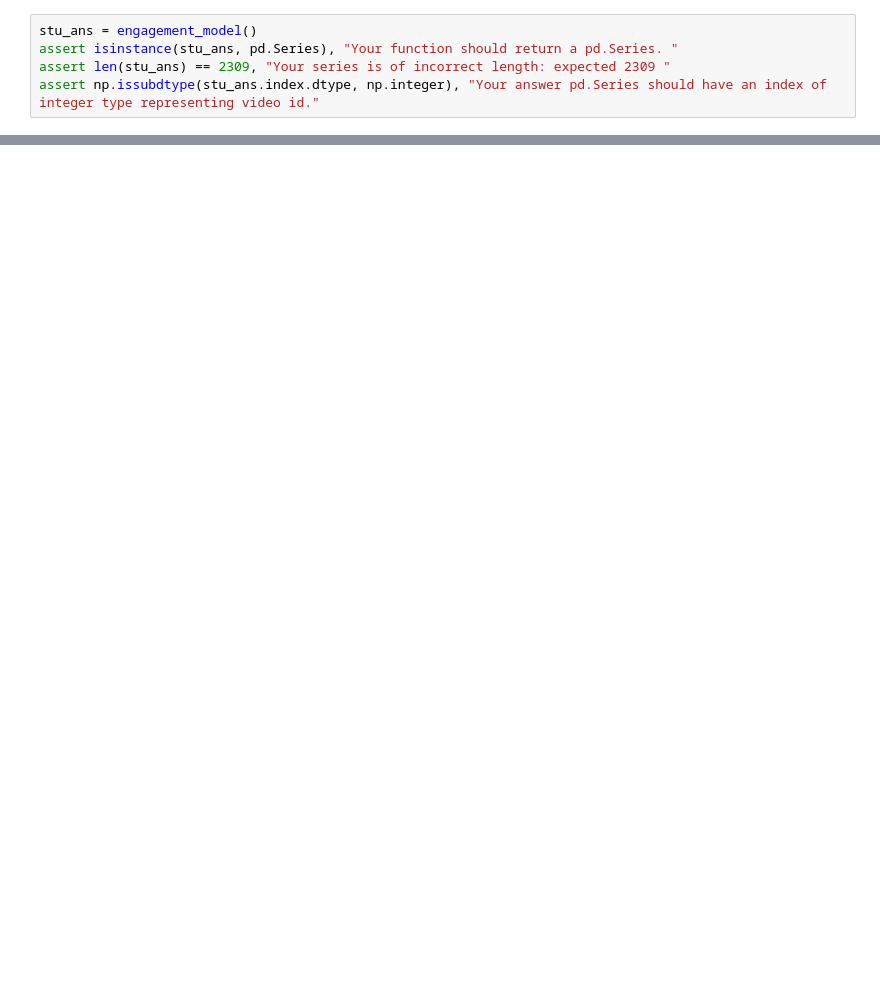
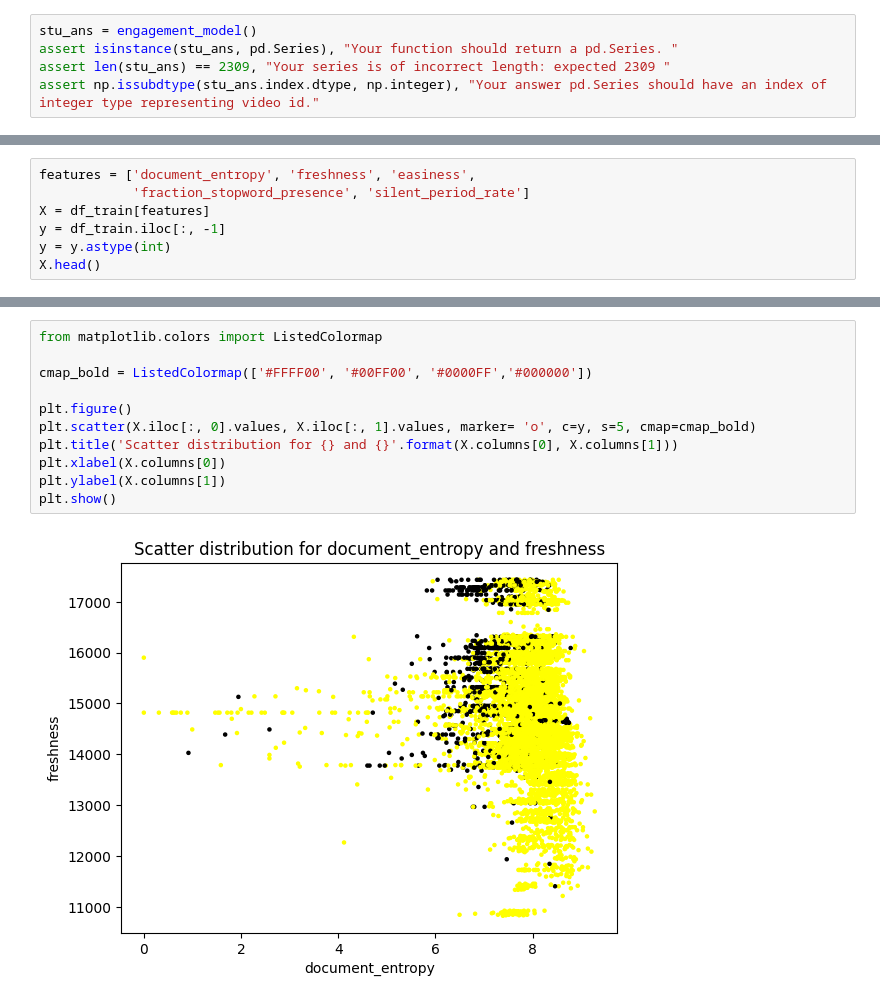
Before and after one commit to jpradas1/Applied_Machine-Learning_Python, a Jupyter notebook: Week_4/Assignment_4.ipynb, the cells around one changed output, grey strips where cells are left out. Cells and saved outputs as stored; diff of their text form; blank space fills up the shorter version.

```diff
--- a/Week_4/Assignment_4.ipynb
+++ b/Week_4/Assignment_4.ipynb
@@ -124,0 +245,7 @@ assert np.issubdtype(stu_ans.index.dtype, np.integer), "Your answer pd.Series sh
+# %%
+features = ['document_entropy', 'freshness', 'easiness',
+            'fraction_stopword_presence', 'silent_period_rate']
+X = df_train[features]
+y = df_train.iloc[:, -1]
+y = y.astype(int)
+X.head()
@@ -124,0 +271,13 @@ assert np.issubdtype(stu_ans.index.dtype, np.integer), "Your answer pd.Series sh
+# %%
+from matplotlib.colors import ListedColormap
+
+cmap_bold = ListedColormap(['#FFFF00', '#00FF00', '#0000FF','#000000'])
+
+plt.figure()
+plt.scatter(X.iloc[:, 0].values, X.iloc[:, 1].values, marker= 'o', c=y, s=5, cmap=cmap_bold)
+plt.title('Scatter distribution for {} and {}'.format(X.columns[0], X.columns[1]))
+plt.xlabel(X.columns[0])
+plt.ylabel(X.columns[1])
+plt.show()
+# %% [output]
+[figure, added]
```
Also changed, not shown: parts of 32 cells of this notebook, 6 other files.
